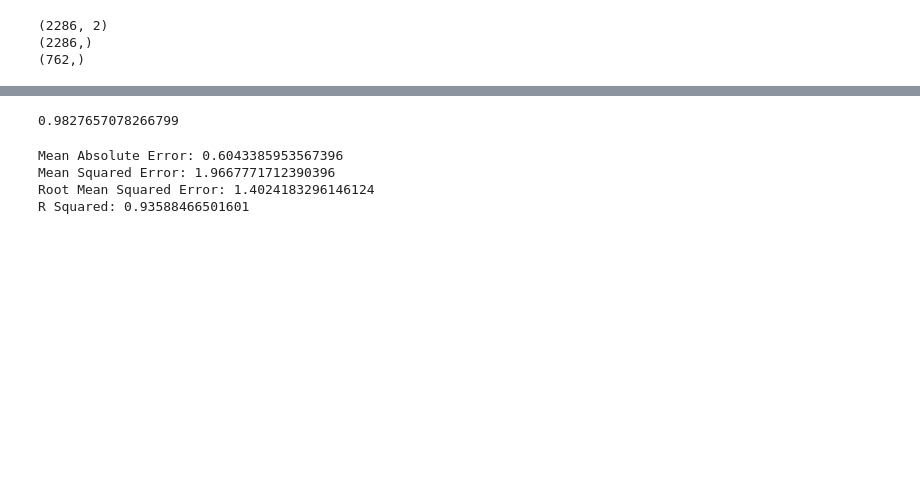
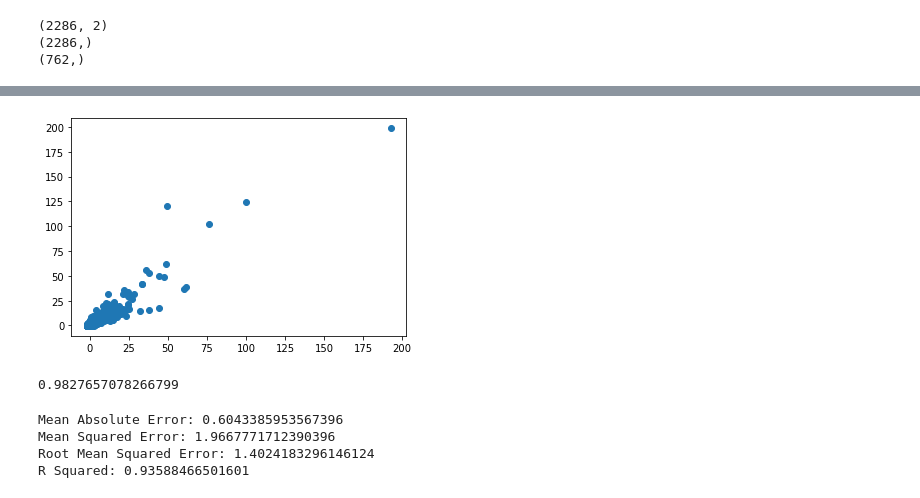
Before and after one commit to stephenanayashilliard/Covid_and_Politics, a Jupyter notebook: ml_seg2/rfr_model_pca.ipynb, the cells around one changed output, grey strips where cells are left out. Saved outputs shown, nothing was run; the diff lists cells and outputs as text; code cells hidden in the pictures; blank space fills up the shorter version.

Commit message:
adding rfr model file with graph of X train and y train and in progress pca graph

```diff
--- a/ml_seg2/rfr_model_pca.ipynb
+++ b/ml_seg2/rfr_model_pca.ipynb
@@ -155,3 +223,12 @@ ValueError: x and y must be the same size
+# %%
+# plot predictions
+# rephrased y_train to be same size as X
+#np.linspace
+plt.scatter(X_train[:,0], y_train)
+
+plt.show()
+# %% [output]
+[figure, added]
 # %%
 # check score
 regressor.score(X_train, y_train)
```
Also changed, not shown: parts of 12 cells of this notebook.
